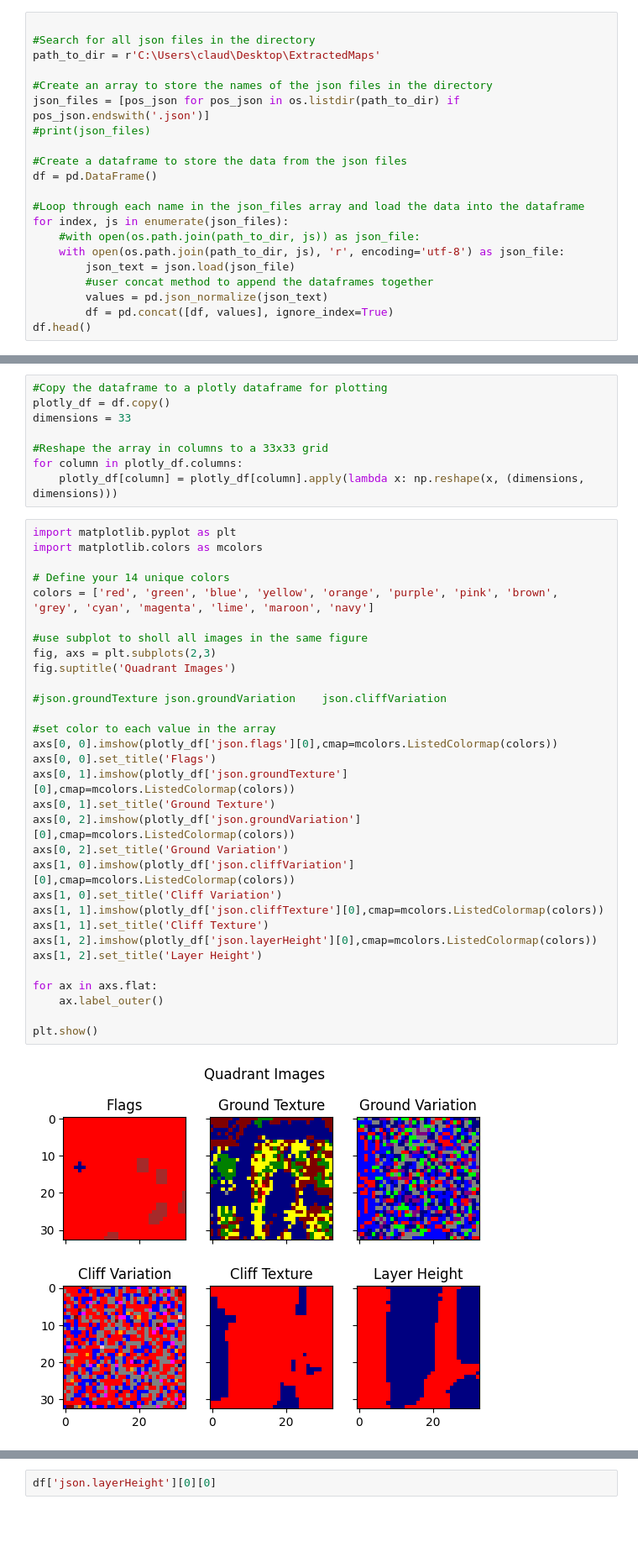
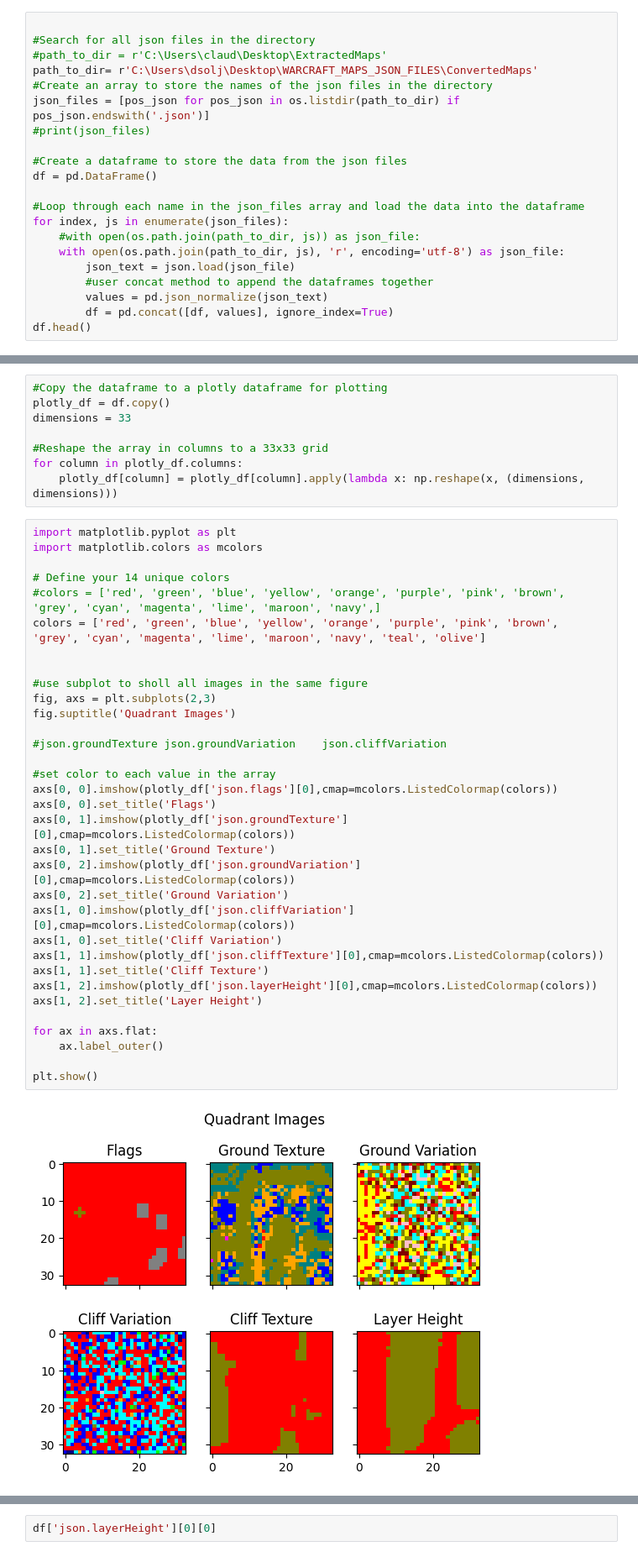
Before and after one commit to ClaudixoPG/DSI_PCG_War3MapGeneratorAutoencoder, a Jupyter notebook: Proyecto/AutoencoderModified.ipynb, the cells around one changed output, grey strips where cells are left out. Shown: that part at 84% size. Cells and saved outputs as stored; diff of their text form; blank space fills up the shorter version.

```diff
--- a/Proyecto/AutoencoderModified.ipynb
+++ b/Proyecto/AutoencoderModified.ipynb
@@ -8,8 +8,8 @@ import Utilities as utils
 # %%
 
 #Search for all json files in the directory
-path_to_dir = r'C:\Users\claud\Desktop\ExtractedMaps'
-
+#path_to_dir = r'C:\Users\claud\Desktop\ExtractedMaps'
+path_to_dir= r'C:\Users\dsolj\Desktop\WARCRAFT_MAPS_JSON_FILES\ConvertedMaps'
 #Create an array to store the names of the json files in the directory
 json_files = [pos_json for pos_json in os.listdir(path_to_dir) if pos_json.endswith('.json')]
 #print(json_files)
@@ -129,35 +129,37 @@ for column in plotly_df.columns:
 import matplotlib.pyplot as plt
 import matplotlib.colors as mcolors
 
 # Define your 14 unique colors
-colors = ['red', 'green', 'blue', 'yellow', 'orange', 'purple', 'pink', 'brown', 'grey', 'cyan', 'magenta', 'lime', 'maroon', 'navy']
+#colors = ['red', 'green', 'blue', 'yellow', 'orange', 'purple', 'pink', 'brown', 'grey', 'cyan', 'magenta', 'lime', 'maroon', 'navy',]
+colors = ['red', 'green', 'blue', 'yellow', 'orange', 'purple', 'pink', 'brown', 'grey', 'cyan', 'magenta', 'lime', 'maroon', 'navy', 'teal', 'olive']
+
 
 #use subplot to sholl all images in the same figure
 fig, axs = plt.subplots(2,3)
 fig.suptitle('Quadrant Images')
 
 #json.groundTexture	json.groundVariation	json.cliffVariation
 
 #set color to each value in the array
 axs[0, 0].imshow(plotly_df['json.flags'][0],cmap=mcolors.ListedColormap(colors))
 axs[0, 0].set_title('Flags')
 axs[0, 1].imshow(plotly_df['json.groundTexture'][0],cmap=mcolors.ListedColormap(colors))
 axs[0, 1].set_title('Ground Texture')
 axs[0, 2].imshow(plotly_df['json.groundVariation'][0],cmap=mcolors.ListedColormap(colors))
 axs[0, 2].set_title('Ground Variation')
 axs[1, 0].imshow(plotly_df['json.cliffVariation'][0],cmap=mcolors.ListedColormap(colors))
 axs[1, 0].set_title('Cliff Variation')
 axs[1, 1].imshow(plotly_df['json.cliffTexture'][0],cmap=mcolors.ListedColormap(colors))
 axs[1, 1].set_title('Cliff Texture')
 axs[1, 2].imshow(plotly_df['json.layerHeight'][0],cmap=mcolors.ListedColormap(colors))
 axs[1, 2].set_title('Layer Height')
 
 for ax in axs.flat:
     ax.label_outer()
 
 plt.show()
 # %% [output]
-[figure, old version]
+[figure, new version]
 # %%
 from keras.utils import to_categorical
 
```
Also changed, not shown: parts of 15 cells of this notebook.
